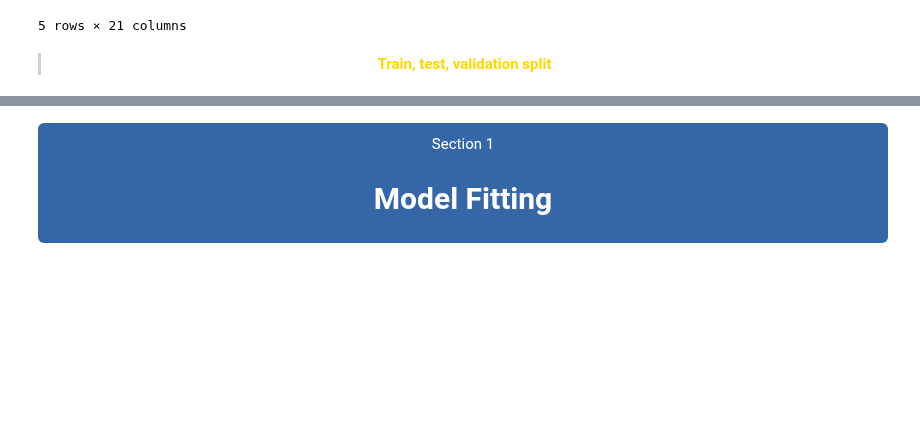
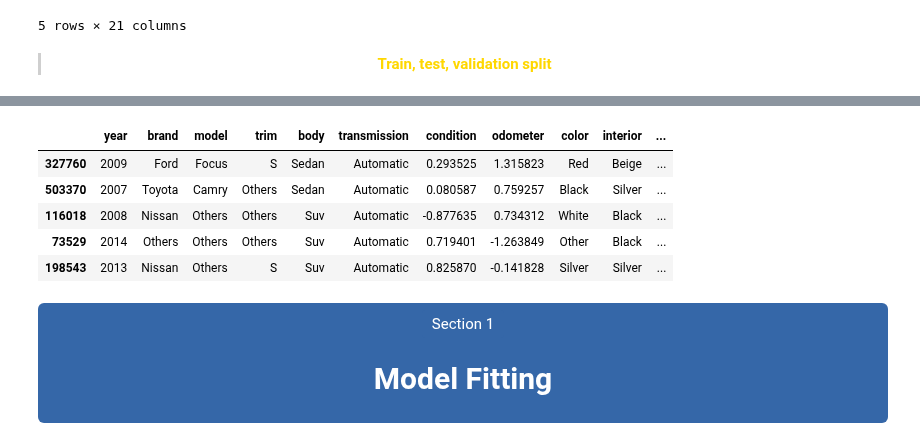
Before and after one commit to maxheijmans/AIM4B_Group1, a Jupyter notebook: UsedCarAuctionPrices/Modelling_UsedCarAuctionPrices.ipynb, the cells around one changed output, grey strips where cells are left out. Saved outputs shown, nothing was run; the diff lists cells and outputs as text; code cells hidden in the pictures; blank space fills up the shorter version.

```diff
--- a/UsedCarAuctionPrices/Modelling_UsedCarAuctionPrices.ipynb
+++ b/UsedCarAuctionPrices/Modelling_UsedCarAuctionPrices.ipynb
@@ -123,3 +157,12 @@ car_train.head()
+# %%
+X_val.head()
+# %% [output]
+|  | year | brand | model | trim | body | transmission | condition | odometer | color | interior | ... |
+| 327760 | 2009 | Ford | Focus | S | Sedan | Automatic | 0.293525 | 1.315823 | Red | Beige | ... |
+| 503370 | 2007 | Toyota | Camry | Others | Sedan | Automatic | 0.080587 | 0.759257 | Black | Silver | ... |
+| 116018 | 2008 | Nissan | Others | Others | Suv | Automatic | -0.877635 | 0.734312 | White | Black | ... |
+| 73529 | 2014 | Others | Others | Others | Suv | Automatic | 0.719401 | -1.263849 | Other | Black | ... |
+| 198543 | 2013 | Nissan | Others | S | Suv | Automatic | 0.825870 | -0.141828 | Silver | Silver | ... |
 # %% [markdown]
 <div style="position: relative; background: #3567A8; color: white; padding: 10px 15px; text-align: center; border-radius: 6px;">
     <span style="position: absolute; left: -25px; top: 10px; transform: rotate(-45deg); background: #3567A8; padding: 5px 10px; border-radius: 3px;">Section 1</span>
```
Also changed, not shown: parts of 8 cells of this notebook.
